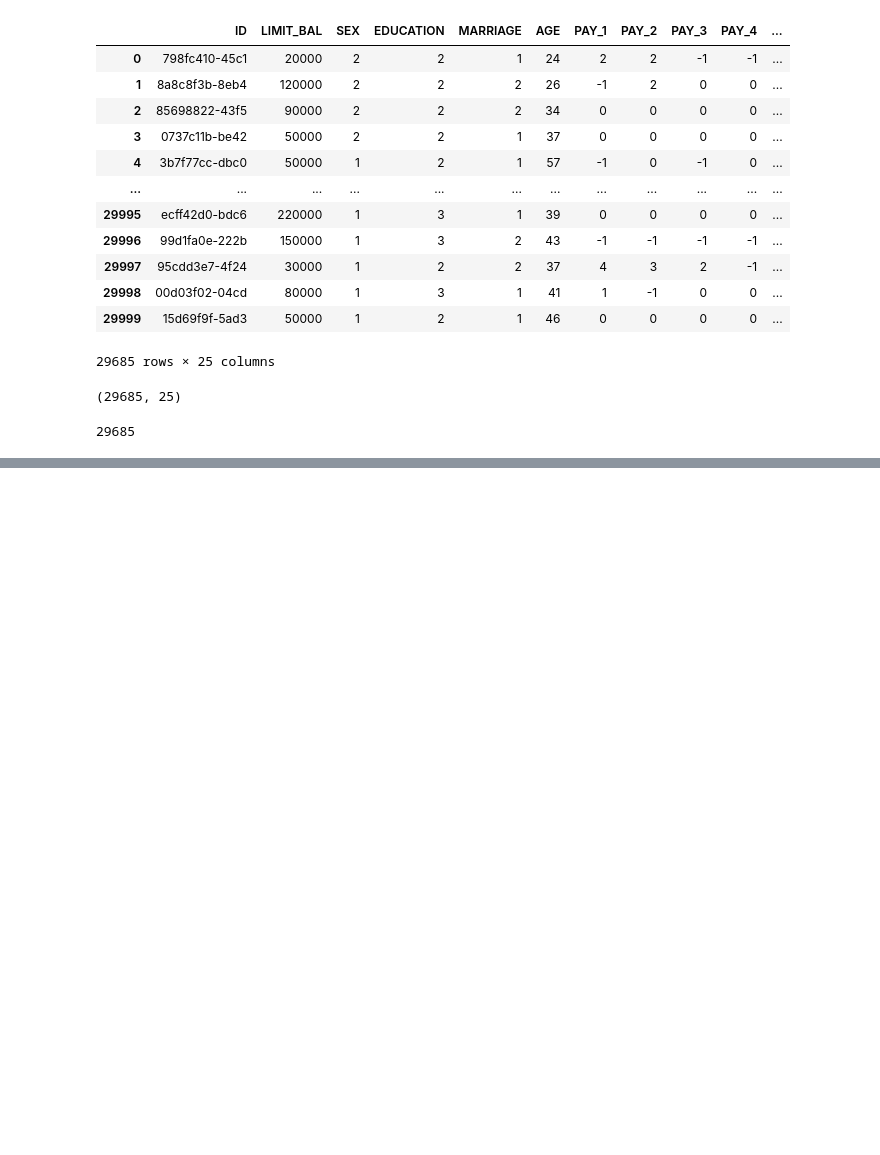
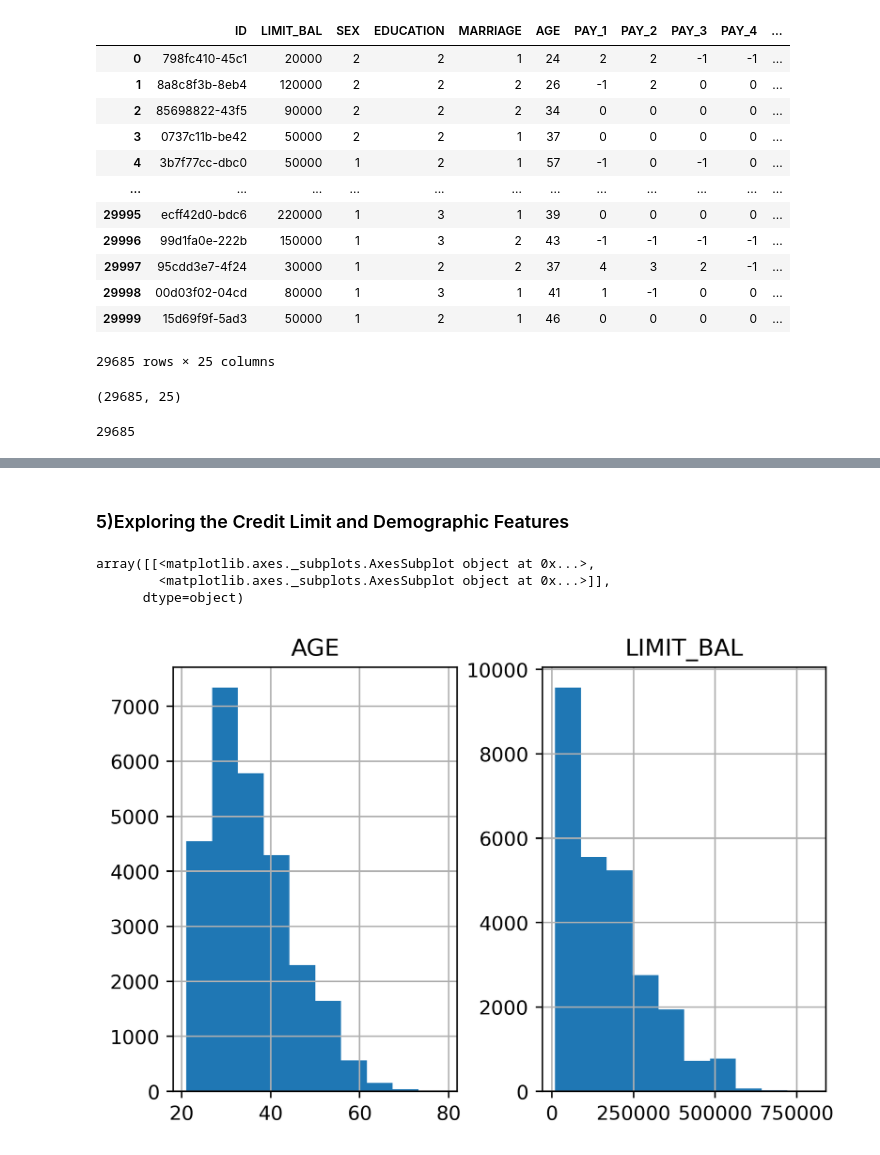
Before and after one commit to kanisamaina/Technocolabs_DataScience_Internship, a Jupyter notebook: Minor_Project_2/Project2.ipynb, the cells around one changed output, grey strips where cells are left out. Cells and saved outputs as stored; diff of their text form; code cells hidden in the pictures; blank space fills up the shorter version.

```diff
--- a/Minor_Project_2/Project2.ipynb
+++ b/Minor_Project_2/Project2.ipynb
@@ -180,0 +233,3 @@ df_clean_1['ID'].nunique()
+# %%
+valid_pay_1_mask = df_clean_1['PAY_1'] != 'Not available'
+valid_pay_1_mask[0:5]
@@ -180,0 +247,2 @@ df_clean_1['ID'].nunique()
+# %%
+df_clean_2 = df_clean_1.loc[valid_pay_1_mask,:].copy()
@@ -180,0 +268,3 @@ df_clean_1['ID'].nunique()
+# %%
+df_clean_2['PAY_1'] = df_clean_2['PAY_1'].astype('int64')
+df_clean_2[['PAY_1', 'PAY_2']].info()
@@ -180,0 +281,21 @@ df_clean_1['ID'].nunique()
+# %% [markdown]
+### 5)Exploring the Credit Limit and Demographic Features
+# %%
+ #import plotting package
+import matplotlib.pyplot as plt
+
+#render plotting automatically
+%matplotlib inline
+
+#additional plotting functionality
+import matplotlib as mpl
+
+#high resolution figures
+mpl.rcParams['figure.dpi'] = 400
+# %%
+df_clean_2[['LIMIT_BAL', 'AGE']].hist()
+# %% [output]
+array([[<matplotlib.axes._subplots.AxesSubplot object at 0x...>,
+        <matplotlib.axes._subplots.AxesSubplot object at 0x...>]],
+      dtype=object)
+[figure, added]
```
Also changed, not shown: parts of 22 cells of this notebook.
